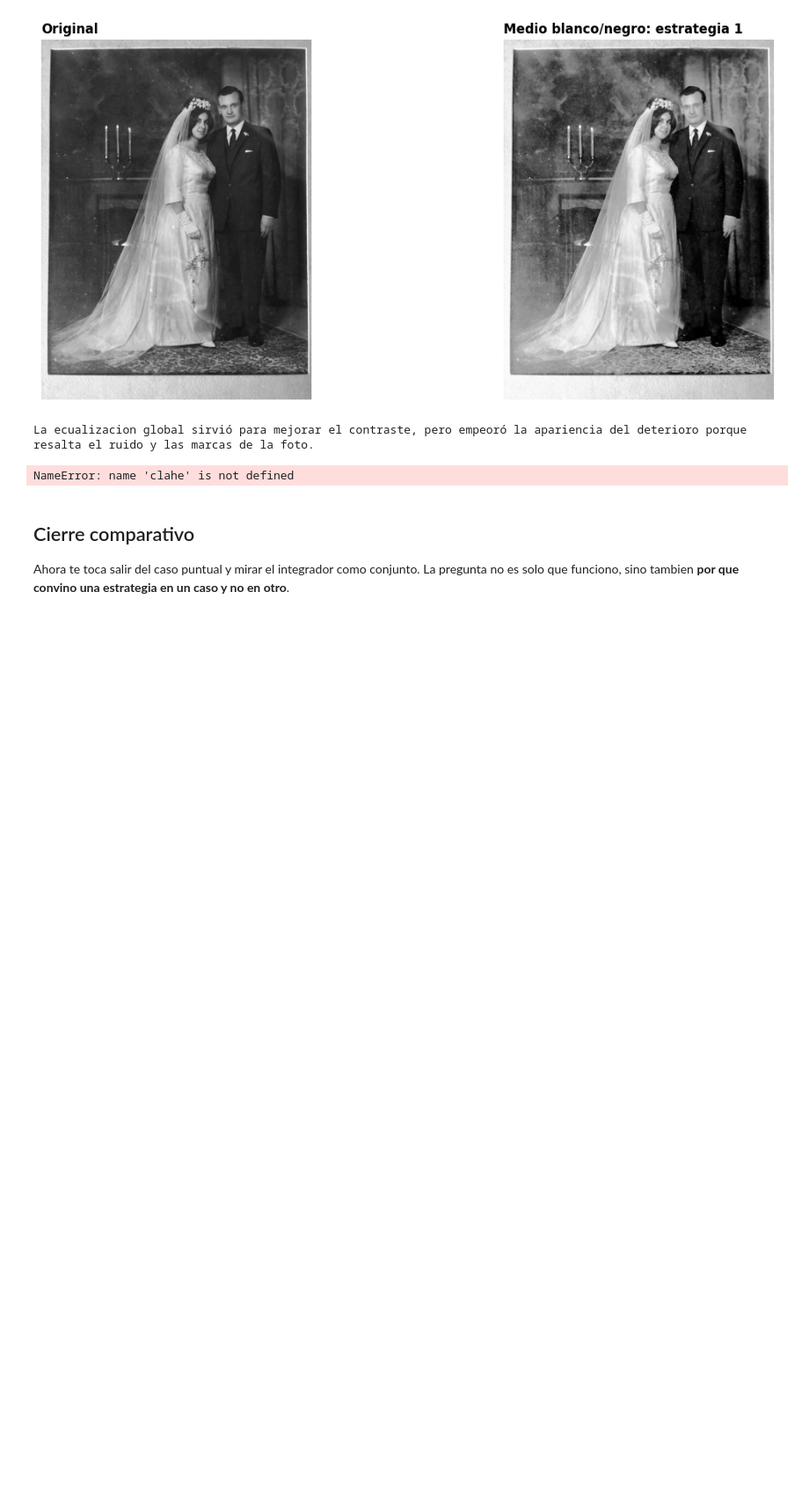
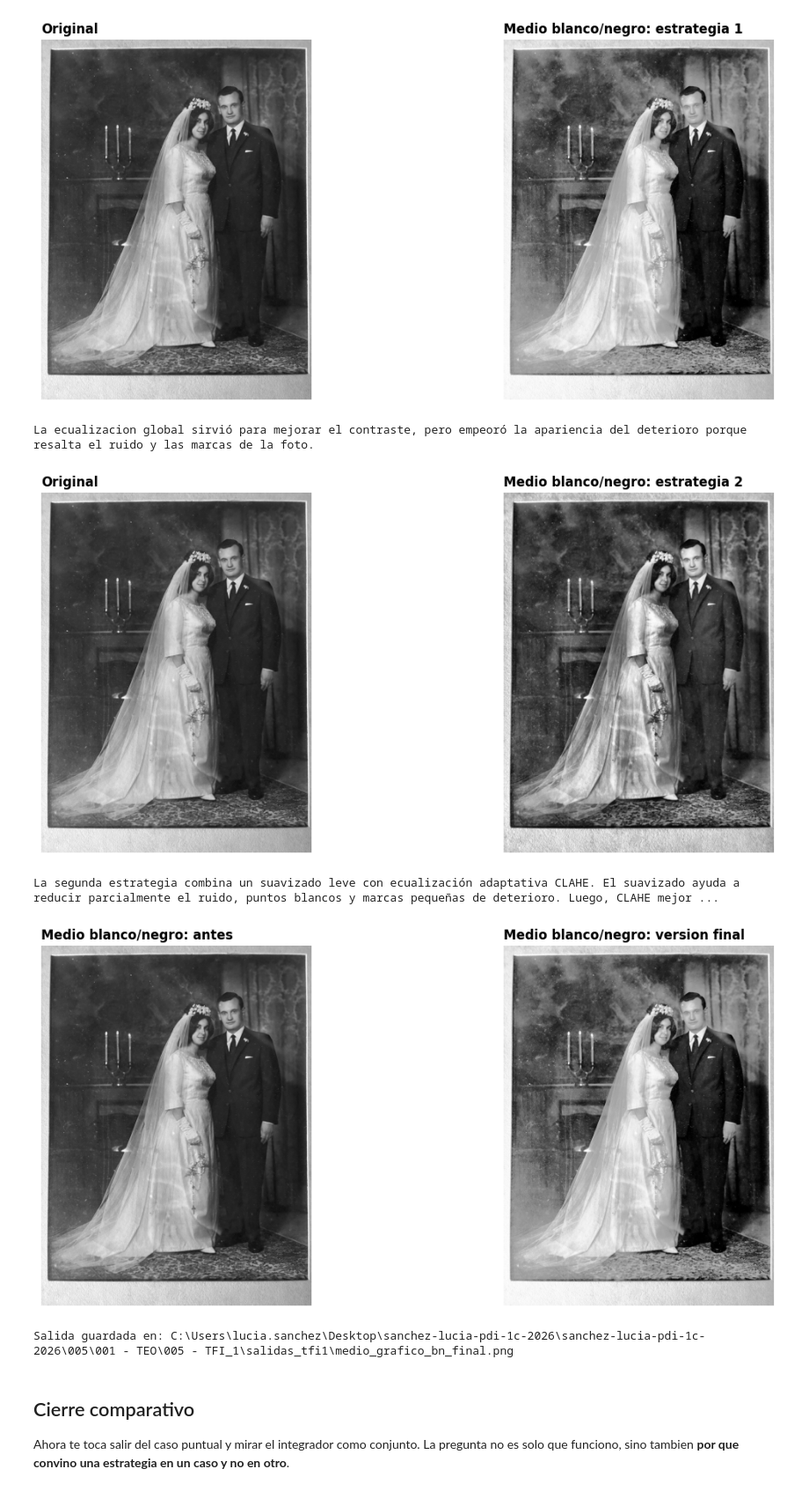
Before and after one commit to 38636877-lgtm/sanchez-lucia-pdi-1c-2026, a Jupyter notebook: 005/001 - TEO/005 - TFI_1/TFI_1 - mejora y restauracion de imagenes.ipynb, the cells around one changed output. Shown at 88% size. Saved outputs shown, nothing was run; the diff lists cells and outputs as text; code cells hidden in the pictures; blank space fills up the shorter version.

Commit message:
Avance TFI mejora y restauracion de imagenes

```diff
--- a/005/001 - TEO/005 - TFI_1/TFI_1 - mejora y restauracion de imagenes.ipynb
+++ b/005/001 - TEO/005 - TFI_1/TFI_1 - mejora y restauracion de imagenes.ipynb
@@ -489,7 +489,8 @@ imagen_medio_bn_estrategia_2 = None
 if imagen_medio_bn_gris is not None:
     imagen_suavizada = cv2.GaussianBlur(imagen_medio_bn_gris, (3, 3), 0)
 
-    cv2.GaussianBlur(imagen_medio_bn_gris, (3, 3), 0)
+    clahe = cv2.createCLAHE(clipLimit=2.0, tileGridSize=(8, 8))
+
     imagen_medio_bn_estrategia_2 = clahe.apply(imagen_suavizada)
 
     # Escribi aca una segunda estrategia. Algunos caminos posibles son:
@@ -502,34 +503,37 @@ if imagen_medio_bn_gris is not None:
         imagen_medio_bn_estrategia_2,
         "Original",
         "Medio blanco/negro: estrategia 2"
     )
 
 observacion_medio_bn_estrategia_2 = "La segunda estrategia combina un suavizado leve con ecualización adaptativa CLAHE. El suavizado ayuda a reducir parcialmente el ruido, puntos blancos y marcas pequeñas de deterioro. Luego, CLAHE mejora el contraste local de la imagen, permitiendo distinguir mejor detalles en el vestido, el velo, los rostros y el fondo, sin aumentar el deterioro de forma tan agresiva como la ecualización global."
 print(observacion_medio_bn_estrategia_2)
 
 # Elegi la version final para este caso.
 imagen_medio_bn_final = imagen_medio_bn_estrategia_1
 
 # Justifica por que conservas esta version.
 justificacion_medio_bn_final = ""
 print(justificacion_medio_bn_final)
 
 # Guardamos la salida final solo si la imagen existe.
 if imagen_medio_bn_final is not None:
     ruta_salida_medio_bn = carpeta_salidas_tfi / "medio_grafico_bn_final.png"
     guardar_gris(ruta_salida_medio_bn, imagen_medio_bn_final)
 
     if imagen_medio_bn_gris is not None:
         mostrar_comparacion(
             imagen_medio_bn_gris,
             imagen_medio_bn_final,
             "Medio blanco/negro: antes",
             "Medio blanco/negro: version final"
         )
 
     print(f"Salida guardada en: {ruta_salida_medio_bn.resolve()}")
 # %% [output]
+[figure, added]
-NameError: name 'clahe' is not defined
+La segunda estrategia combina un suavizado leve con ecualización adaptativa CLAHE. El suavizado ayuda a reducir parcialmente el ruido, puntos blancos y marcas pequeñas de deterioro. Luego, CLAHE mejor ...
+[figure, added]
+Salida guardada en: C:\Users\lucia.sanchez\Desktop\sanchez-lucia-pdi-1c-2026\sanchez-lucia-pdi-1c-2026\005\001 - TEO\005 - TFI_1\salidas_tfi1\medio_grafico_bn_final.png
 # %% [markdown]
 ## Cierre comparativo
 
```
